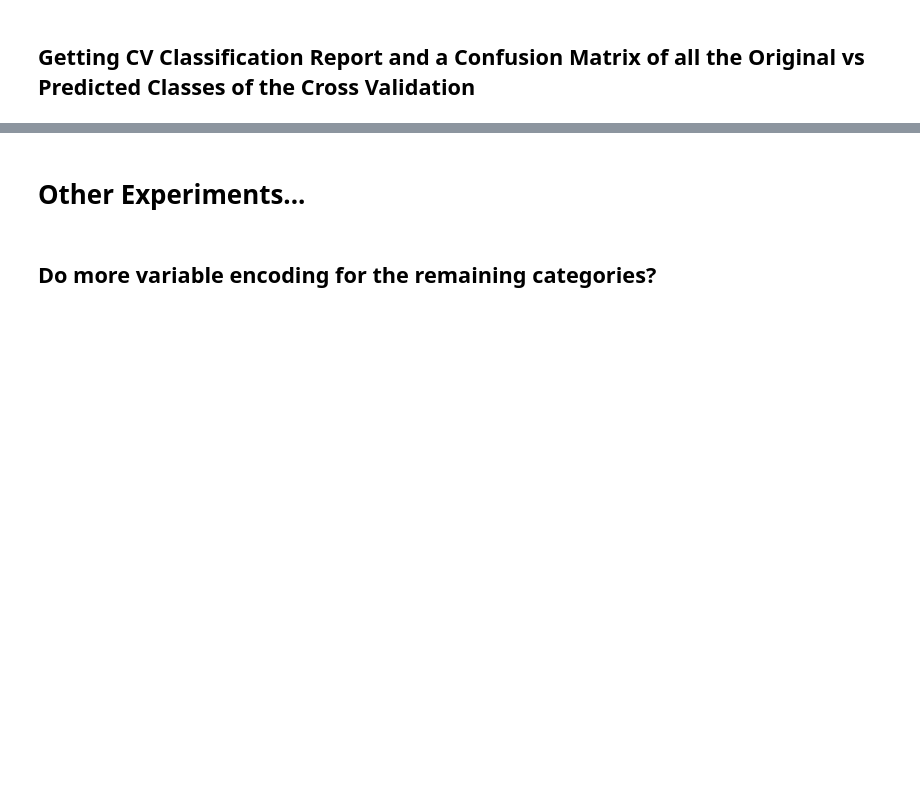
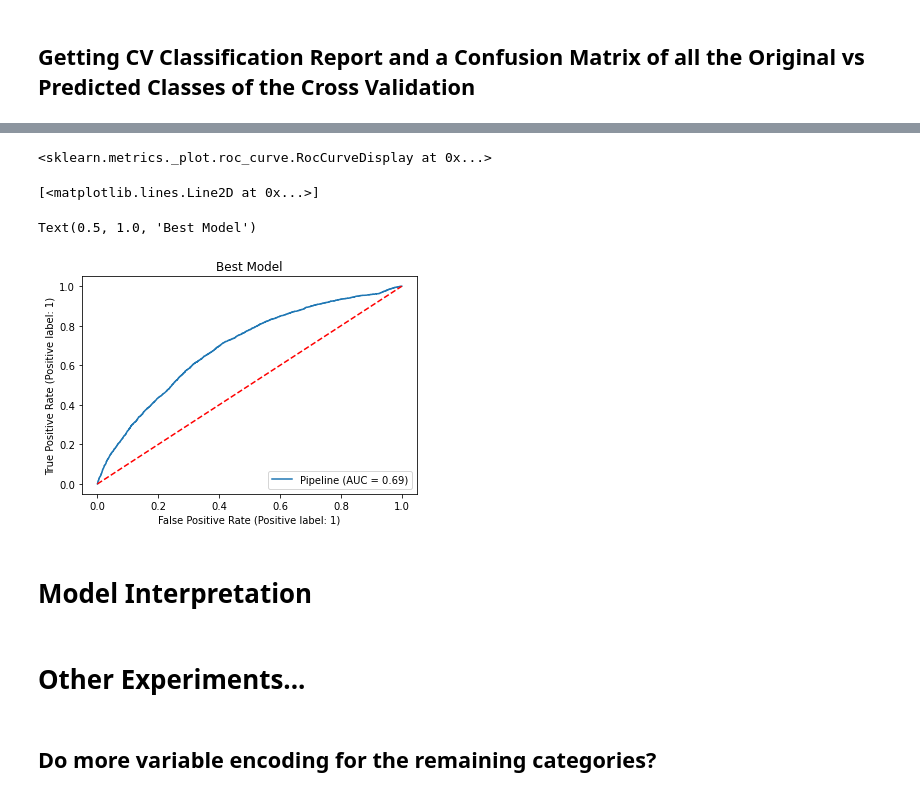
Before and after one commit to gilnribeiro/ML-Ad-Clicks-Project, a Jupyter notebook: Pre-processing.ipynb, the cells around one changed output, grey strips where cells are left out. Drawn from its saved outputs; the diff is of its cells as text; code cells hidden in the pictures; blank space fills up the shorter version.

```diff
--- a/Pre-processing.ipynb
+++ b/Pre-processing.ipynb
@@ -200,0 +261,2 @@ Average CV Scores from Best Model Grid Search
+# %%
+originalclass, predictedclass, scores = mean_encoded_cross_val(5, best_model_dt, X_train, y_train, return_avg_pred=True)
@@ -258,2 +323,4 @@ Average CV Scores from Best Model Grid Search
 # %% [markdown]
 ## Getting CV Classification Report and a Confusion Matrix of all the Original vs Predicted Classes of the Cross Validation
+# %%
+originalclass, predictedclass, scores = mean_encoded_cross_val(5, best_model_knn, X_train, y_train, return_avg_pred=True)
@@ -383,3 +491,16 @@ plt.show()
+# %%
+plot_roc_curve(best_model, X_test, y_test)
+plt.plot([0, 1], [0, 1],'r--')
+plt.title('Best Model')
+
+plt.show()
+# %% [output]
+<sklearn.metrics._plot.roc_curve.RocCurveDisplay at 0x...>
+[<matplotlib.lines.Line2D at 0x...>]
+Text(0.5, 1.0, 'Best Model')
+[figure, added]
+# %% [markdown]
+# Model Interpretation
 # %% [markdown]
 # Other Experiments...
 # %% [markdown]
```
Also changed, not shown: parts of 32 cells of this notebook, 4 other files.
